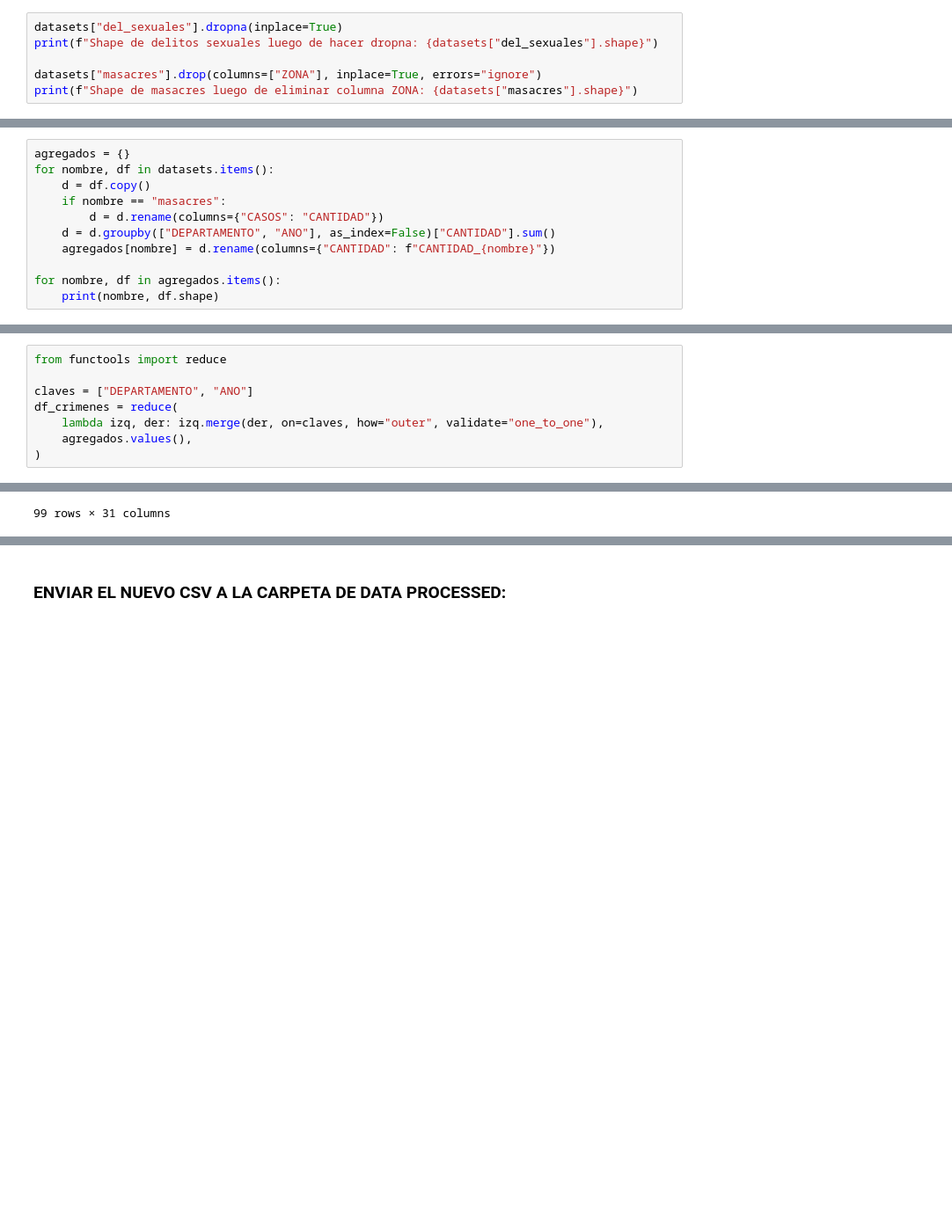
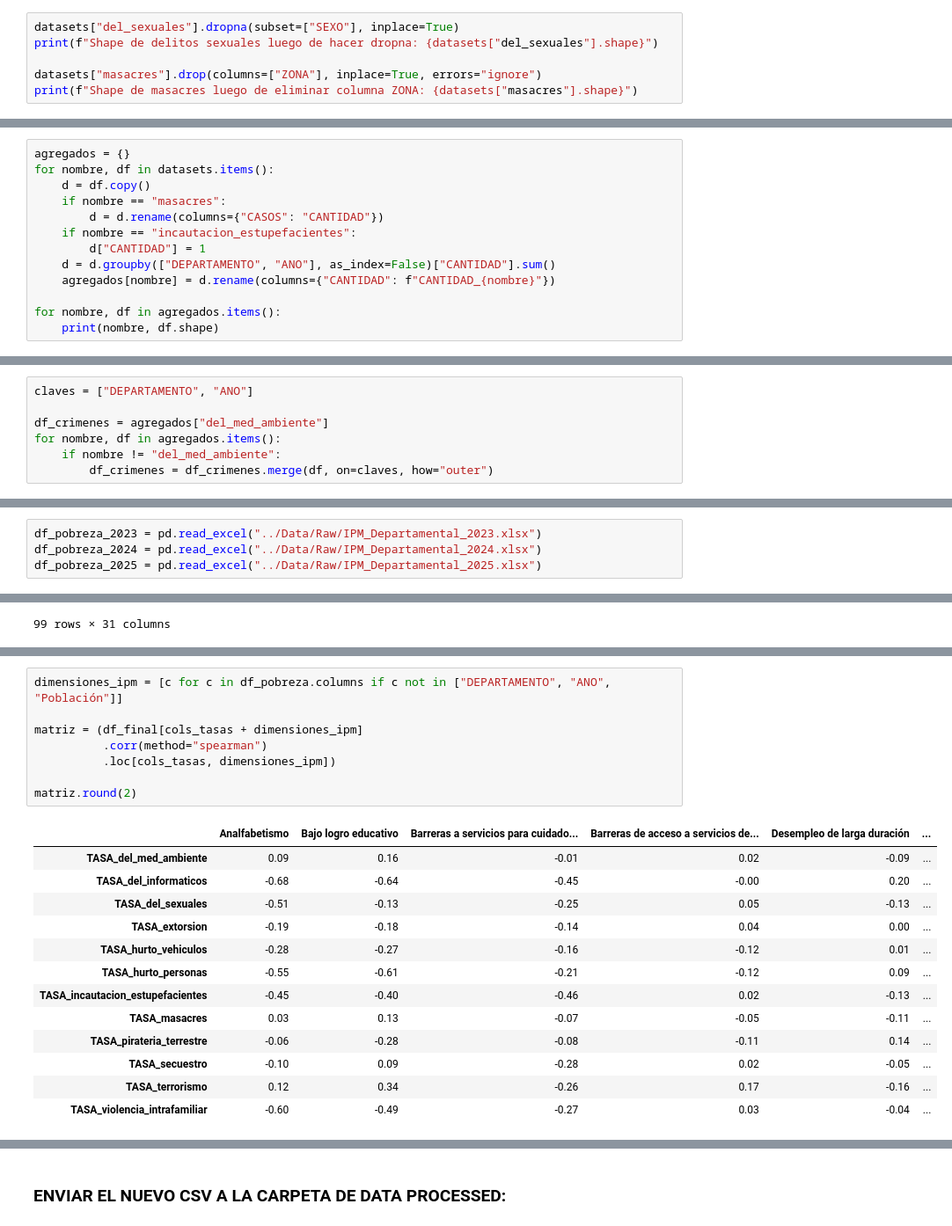
Before and after one commit to Trio-Maravilla/Proyecto-2-Data, a Jupyter notebook: Notebooks/Data_Cleaning.ipynb, the cells around one changed output, grey strips where cells are left out. Shown at 88% size. Saved outputs shown, nothing was run; the diff lists cells and outputs as text; blank space fills up the shorter version.

Commit message:
DATA CLEANING ES HERMOSOOOOO

```diff
--- a/Notebooks/Data_Cleaning.ipynb
+++ b/Notebooks/Data_Cleaning.ipynb
@@ -311,7 +311,7 @@ ANO             0
 # %% [markdown]
 #### ELIMINACIÓN DE NULOS
 # %%
-datasets["del_sexuales"].dropna(inplace=True)
+datasets["del_sexuales"].dropna(subset=["SEXO"], inplace=True)
 print(f"Shape de delitos sexuales luego de hacer dropna: {datasets["del_sexuales"].shape}")
 
 datasets["masacres"].drop(columns=["ZONA"], inplace=True, errors="ignore")
@@ -359,6 +359,8 @@ for nombre, df in datasets.items():
     d = df.copy()
     if nombre == "masacres":
         d = d.rename(columns={"CASOS": "CANTIDAD"})
+    if nombre == "incautacion_estupefacientes":
+        d["CANTIDAD"] = 1
     d = d.groupby(["DEPARTAMENTO", "ANO"], as_index=False)["CANTIDAD"].sum()
     agregados[nombre] = d.rename(columns={"CANTIDAD": f"CANTIDAD_{nombre}"})
 
@@ -380,13 +382,12 @@ violencia_intrafamiliar (99, 3)
 # %% [markdown]
 #### MERGE FINAL ENTRE TODOS LOS DATASETS DE CRÍMENES
 # %%
-from functools import reduce
+claves = ["DEPARTAMENTO", "ANO"]
 
-claves = ["DEPARTAMENTO", "ANO"]
-df_crimenes = reduce(
-    lambda izq, der: izq.merge(der, on=claves, how="outer", validate="one_to_one"),
-    agregados.values(),
-)
+df_crimenes = agregados["del_med_ambiente"]
+for nombre, df in agregados.items():
+    if nombre != "del_med_ambiente":
+        df_crimenes = df_crimenes.merge(df, on=claves, how="outer")
 # %% [markdown]
 #### VERIFICACIÓN
 # %%
@@ -407,0 +411,4 @@ dtype: int64
+# %%
+df_pobreza_2023 = pd.read_excel("../Data/Raw/IPM_Departamental_2023.xlsx")
+df_pobreza_2024 = pd.read_excel("../Data/Raw/IPM_Departamental_2024.xlsx")
+df_pobreza_2025 = pd.read_excel("../Data/Raw/IPM_Departamental_2025.xlsx")
@@ -491,0 +511,22 @@ df_final
+# %%
+dimensiones_ipm = [c for c in df_pobreza.columns if c not in ["DEPARTAMENTO", "ANO", "Población"]]
+
+matriz = (df_final[cols_tasas + dimensiones_ipm]
+          .corr(method="spearman")
+          .loc[cols_tasas, dimensiones_ipm])
+
+matriz.round(2)
+# %% [output]
+|  | Analfabetismo | Bajo logro educativo | Barreras a servicios para cuidado... | Barreras de acceso a servicios de... | Desempleo de larga duración | ... |
+| TASA_del_med_ambiente | 0.09 | 0.16 | -0.01 | 0.02 | -0.09 | ... |
+| TASA_del_informaticos | -0.68 | -0.64 | -0.45 | -0.00 | 0.20 | ... |
+| TASA_del_sexuales | -0.51 | -0.13 | -0.25 | 0.05 | -0.13 | ... |
+| TASA_extorsion | -0.19 | -0.18 | -0.14 | 0.04 | 0.00 | ... |
+| TASA_hurto_vehiculos | -0.28 | -0.27 | -0.16 | -0.12 | 0.01 | ... |
+| TASA_hurto_personas | -0.55 | -0.61 | -0.21 | -0.12 | 0.09 | ... |
+| TASA_incautacion_estupefacientes | -0.45 | -0.40 | -0.46 | 0.02 | -0.13 | ... |
+| TASA_masacres | 0.03 | 0.13 | -0.07 | -0.05 | -0.11 | ... |
+| TASA_pirateria_terrestre | -0.06 | -0.28 | -0.08 | -0.11 | 0.14 | ... |
+| TASA_secuestro | -0.10 | 0.09 | -0.28 | 0.02 | -0.05 | ... |
+| TASA_terrorismo | 0.12 | 0.34 | -0.26 | 0.17 | -0.16 | ... |
+| TASA_violencia_intrafamiliar | -0.60 | -0.49 | -0.27 | 0.03 | -0.04 | ... |
```
Also changed, not shown: parts of 29 cells of this notebook, 2 other files.
